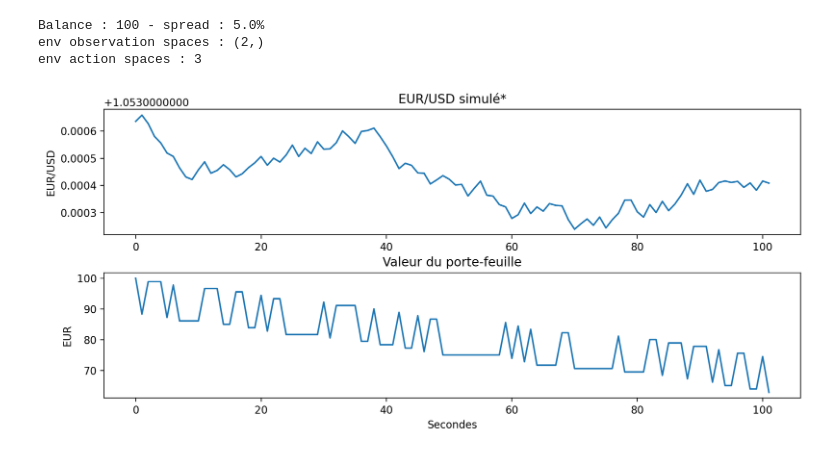
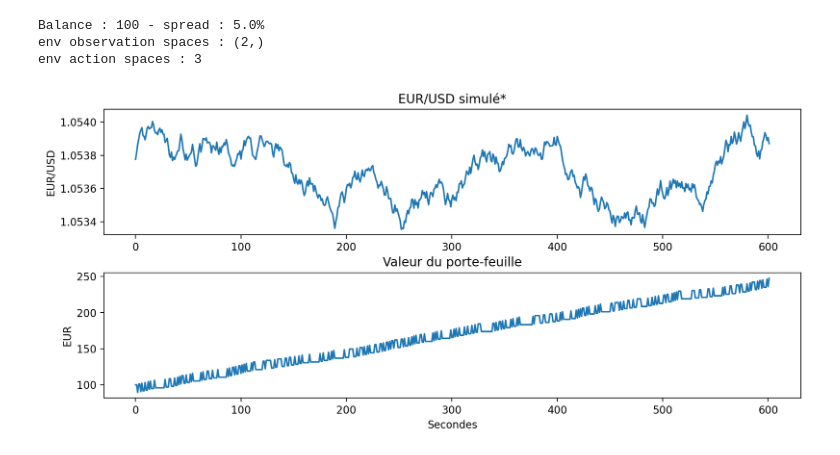
Before and after one commit to Marc-ElieCharleston/Reinforcement_trading, a Jupyter notebook: RL_Trading.ipynb, the cells around one changed output. Cells and saved outputs as stored; diff of their text form; code cells hidden in the pictures.

Commit message:
Modification de l'action, gestion de la balance en cours

```diff
--- a/RL_Trading.ipynb
+++ b/RL_Trading.ipynb
@@ -6,11 +6,12 @@ import random as rnd
 import matplotlib.pyplot as plt
 # %%
 class EnvTest(gym.Env):
-    def __init__(self, balance=100, spread=0.05, max_variation=0.00005, simulation_duration="10", nb_stock=10):
+    def __init__(self, balance=100, spread=0.05, max_variation=0.00005, simulation_duration="10", nb_stock=10, leverage=1.1):
         self.spread = spread # valeur du spread
         self.max_variation = max_variation # variation maximale de la courbe en pourcentage
         self.simulation_duration = simulation_duration # durée de la simulation demandées
         self.nb_stock = nb_stock
+        self.leverage = leverage
         self.text = False
         self.action_spaces = spaces.Discrete(3) # 0 = achat, 1 = nothing, 2 = vendre
         self.observation_spaces = spaces.Box(low=-np.inf,
@@ -158,21 +159,21 @@ class EnvTest(gym.Env):
     def checkActionCostCalculation(self, action):
         if action == 0 or action == 2:
             if self.balance > ((2*self.nb_stock) * self.current_curve_value):
-                self.balance -= (self.nb_stock * self.current_curve_value) + ((1 + self.spread) * self.current_curve_value)
+                self.balance -= (self.nb_stock * self.current_curve_value) # + ((1 + self.spread) * self.current_curve_value)
                 return True
             else:
                 print("Fonds insuffisant...")
                 return False
 
     def checkActionGainCalculation(self, action):
-        if action == 0 or action == 2:
-            self.balance += (self.nb_stock * self.current_curve_value)
+        if action == 0 or action ==2:
+            self.balance += self.nb_stock * (self.current_curve_value * self.leverage)
 
-            if (self.nb_stock * self.current_curve_value) >= 0:
-                if self.text : print(f"Balance : +{(self.nb_stock * self.current_curve_value)}g")
-            else:
-                if self.text : print(f"Balance : -{(self.nb_stock * self.current_curve_value)}g")
-                #print()
+        if (self.nb_stock * self.current_curve_value) >= 0:
+            if self.text : print(f"Balance : +{(self.nb_stock * self.current_curve_value)}g")
+        else:
+            if self.text : print(f"Balance : -{(self.nb_stock * self.current_curve_value)}g")
+            #print()
 
     def timeConverter(self, time):
         """Convertie la durée entrée manuellement
@@ -236,38 +237,44 @@ class Agent():
     def act(self):
         pass
 # %%
-env = EnvTest(simulation_duration="100")
+env = EnvTest(simulation_duration="10min")
 agent = Agent()
 print(f"env observation spaces : {env.observation_spaces.shape}")
 print(f"env action spaces : {env.action_spaces.n}")
 print()
 num_action = env.action_spaces.n
 num_observation = env.observation_spaces.shape[0]
 
 nb_max_episode = 1
 
 for episode in range(nb_max_episode):
     state = env.reset()
     done = False
     score = 0
+    compteur = 0
+    while not done:
 
-    while not done:
         action = env.action_spaces.sample()
+        """compteur += 1
+        if compteur % 15:
+            next_state, reward, done, _ = env.step(0)
+        else:
+            next_state, reward, done, _ = env.step(2)"""
+
         next_state, reward, done, _ = env.step(action)
-        #print(f"episode : {episode+1} - score total : {score}")
 
         score += reward
         state = next_state
 
         if done:
             env.render()
             #print(f"episode : {episode+1} - score total : {score}")
             pass
 # %% [output]
 Balance : 100 - spread : 5.0%
 env observation spaces : (2,)
 env action spaces : 3
-[figure, old version]
+[figure, new version]
 # %%
 # ajouter une fois l'env entièrement débuggé
 import random
```
Also changed, not shown: parts of 2 cells of this notebook.
